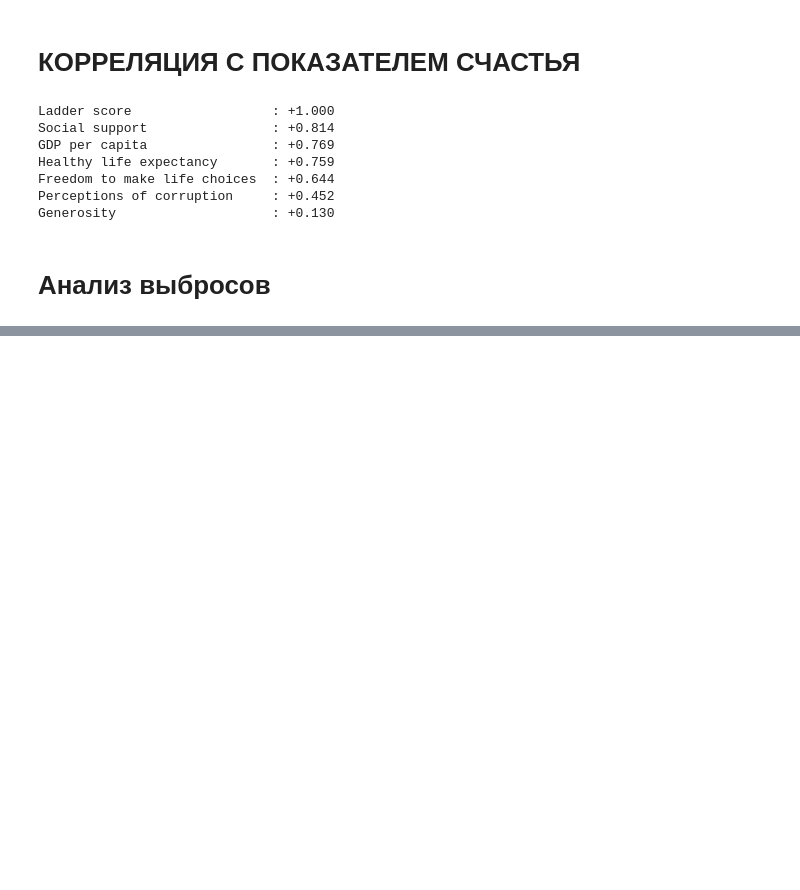
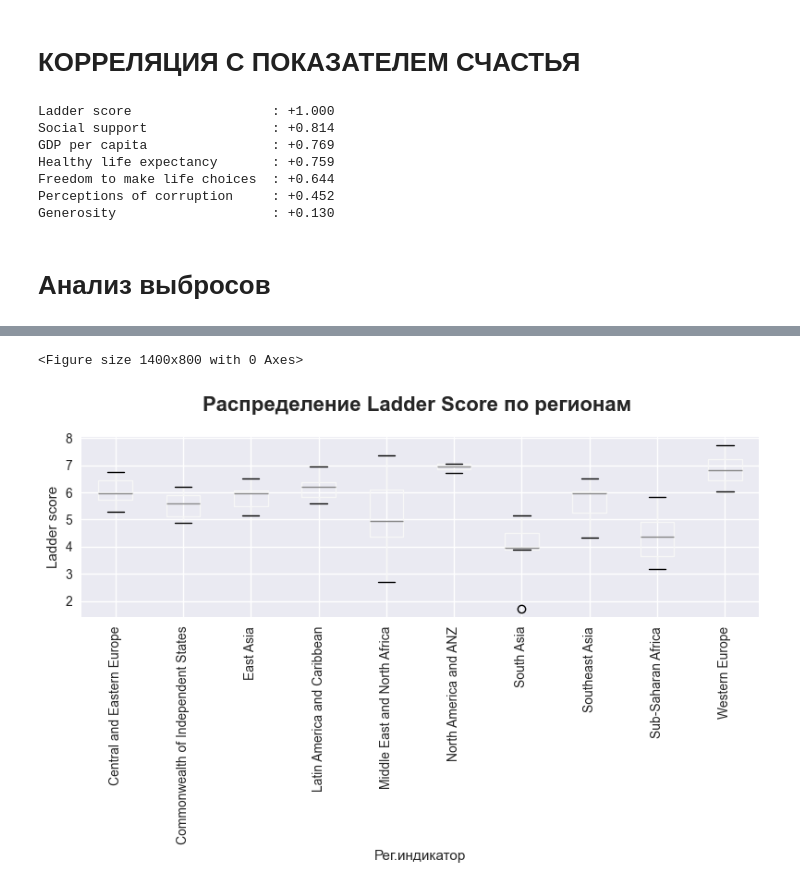
Before and after one commit to valeraboyko2002/happy-people-project, a Jupyter notebook: a.ipynb, the cells around one changed output, grey strips where cells are left out. Drawn from its saved outputs; the diff is of its cells as text; code cells hidden in the pictures; blank space fills up the shorter version.

```diff
--- a/a.ipynb
+++ b/a.ipynb
@@ -190,0 +223,13 @@ TypeError: 'module' object is not callable
+# %%
+# Boxplot с группировкой по регионам
+plt.figure(figsize=(14,8))
+df.boxplot(column='Ladder score',by='Regional indicator',grid=True,rot=90)
+plt.title('Распределение Ladder Score по регионам ', fontsize=16,fontweight='bold',pad=20)
+plt.suptitle('')
+plt.xlabel('Рег.индикатор')
+plt.ylabel("Ladder score")
+plt.tight_layout()
+plt.show()
+# %% [output]
+<Figure size 1400x800 with 0 Axes>
+[figure, added]
```
Also changed, not shown: parts of 21 cells of this notebook.
